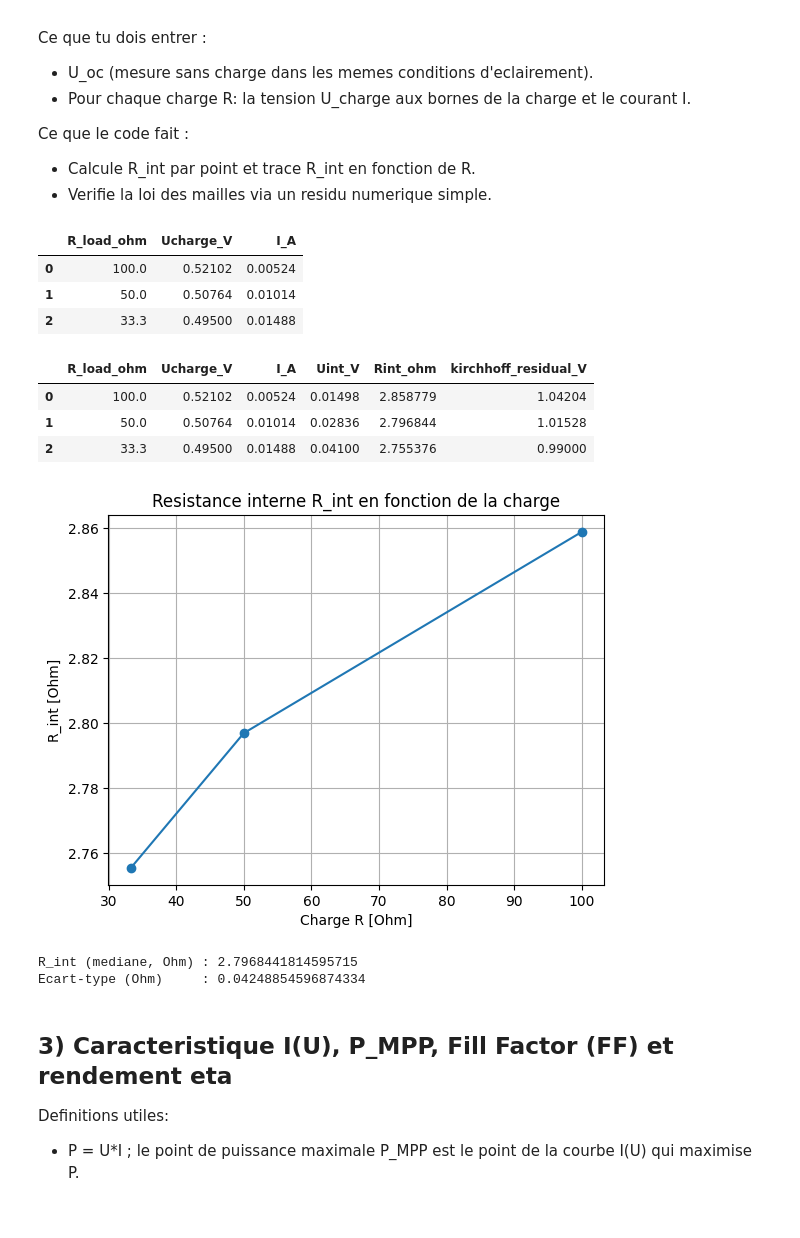
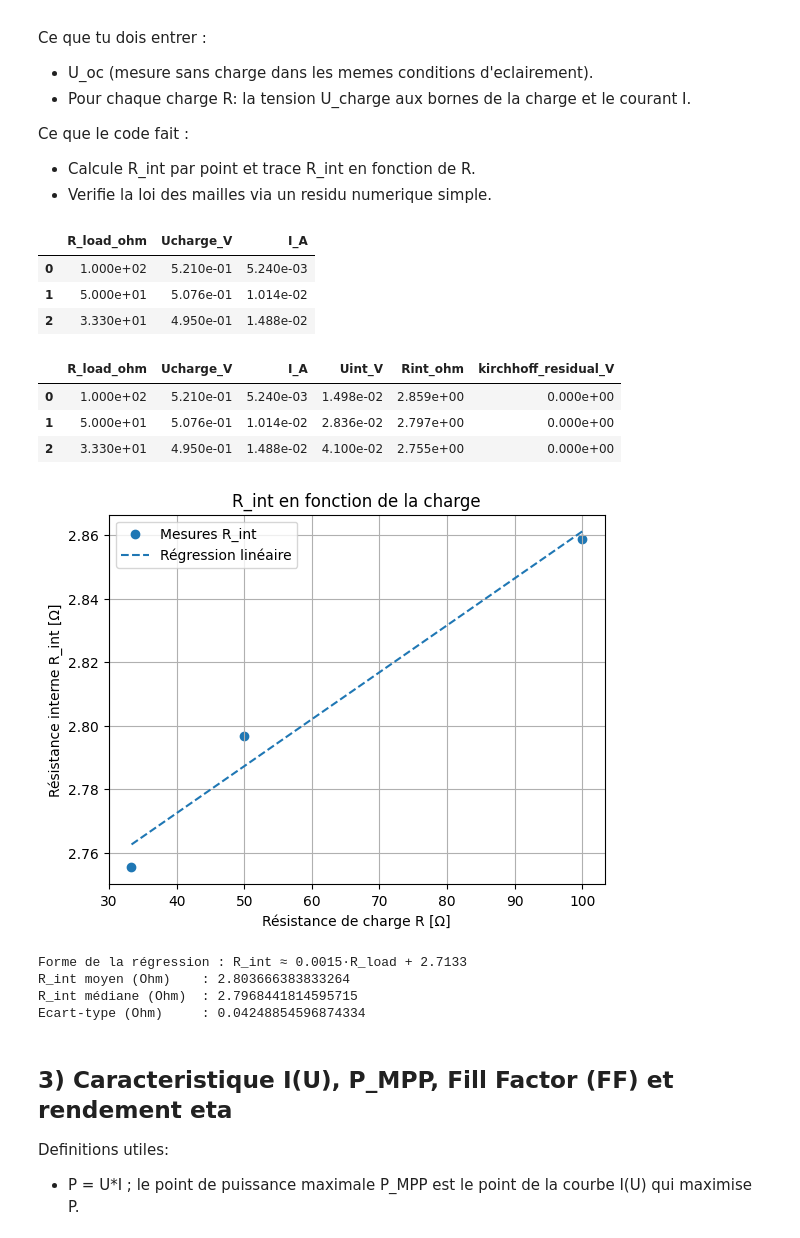
Before and after one commit to tom-berthoud/Phy3-miniprojet, a Jupyter notebook: PHY3_PV_Lab_Notebook.ipynb, the cells around one changed output. Cells and saved outputs as stored; diff of their text form; code cells hidden in the pictures.

```diff
--- a/PHY3_PV_Lab_Notebook.ipynb
+++ b/PHY3_PV_Lab_Notebook.ipynb
@@ -129,52 +167,70 @@ Ce que le code fait :
 - Calcule R_int par point et trace R_int en fonction de R.
 - Verifie la loi des mailles via un residu numerique simple.
 # %%
+import numpy as np
+import pandas as pd
+import matplotlib.pyplot as plt
 
-# Donnees a entrer (une ligne par charge utilisee)
-Uoc_V = 0.536  # a renseigner (V) pour ces conditions d'eclairement
+# Donnée : tension à vide mesurée
+Uoc_V = 0.536
 
+# Tableau des mesures
 data_rint = pd.DataFrame({
     "R_load_ohm":  [100, 50, 33.3],
-    "Ucharge_V":   [0.52102,0.50764, 0.495],   # tension mesuree aux bornes de la charge
-    "I_A":         [0.00524,0.01014, 0.01488],   # courant mesure
+    "Ucharge_V":   [0.52102, 0.50764, 0.495],
+    "I_A":         [0.00524, 0.01014, 0.01488],
 })
 
-display(data_rint.head())
+display(data_rint)
 
+# ---- Calculs ----
 def compute_rint(df, Uoc):
     df = df.copy()
     df["Uint_V"] = Uoc - df["Ucharge_V"]
     df["Rint_ohm"] = df["Uint_V"] / df["I_A"]
-    df["kirchhoff_residual_V"] = df["Ucharge_V"] + Uoc - df["Uint_V"]
+    df["kirchhoff_residual_V"] = df["Ucharge_V"] + df["Uint_V"] - Uoc  # doit être ≈ 0
     return df
 
 res_rint = compute_rint(data_rint, Uoc_V)
 display(res_rint)
 
-# Trace Rint vs R_load
-mask = ~res_rint["Rint_ohm"].isna()
+# ---- Régression linéaire ----
+x = res_rint["R_load_ohm"].values
+y = res_rint["Rint_ohm"].values
+
+A = np.vstack([x, np.ones_like(x)]).T
+a, b = np.linalg.lstsq(A, y, rcond=None)[0]     # y ≈ a*x + b
+ypred = a*x + b
+
+# ---- Tracé (sans relier les points) ----
 plt.figure()
-plt.plot(res_rint.loc[mask, "R_load_ohm"], res_rint.loc[mask, "Rint_ohm"], marker='o')
-plt.xlabel("Charge R [Ohm]")
-plt.ylabel("R_int [Ohm]")
-plt.title("Resistance interne R_int en fonction de la charge")
+plt.scatter(x, y, marker='o', label="Mesures R_int")     # points seuls
+plt.plot(x, ypred, linestyle='--', label="Régression linéaire")  # droite uniquement
+plt.xlabel("Résistance de charge R [Ω]")
+plt.ylabel("Résistance interne R_int [Ω]")
+plt.title("R_int en fonction de la charge")
 plt.grid(True)
+plt.legend()
 plt.show()
 
-# Resume numerique
-print("R_int (mediane, Ohm) :", np.nanmedian(res_rint["Rint_ohm"].values))
-print("Ecart-type (Ohm)     :", np.nanstd(res_rint["Rint_ohm"].values))
+# ---- Résumé numérique ----
+print(f"Forme de la régression : R_int ≈ {a:.4f}·R_load + {b:.4f}")
+print("R_int moyen (Ohm)    :", np.nanmean(res_rint["Rint_ohm"]))
+print("R_int médiane (Ohm)  :", np.nanmedian(res_rint["Rint_ohm"]))
+print("Ecart-type (Ohm)     :", np.nanstd(res_rint["Rint_ohm"]))
 # %% [output]
 |  | R_load_ohm | Ucharge_V | I_A |
-| 0 | 100.0 | 0.52102 | 0.00524 |
-| 1 | 50.0 | 0.50764 | 0.01014 |
-| 2 | 33.3 | 0.49500 | 0.01488 |
+| 0 | 1.000e+02 | 5.210e-01 | 5.240e-03 |
+| 1 | 5.000e+01 | 5.076e-01 | 1.014e-02 |
+| 2 | 3.330e+01 | 4.950e-01 | 1.488e-02 |
 |  | R_load_ohm | Ucharge_V | I_A | Uint_V | Rint_ohm | kirchhoff_residual_V |
-| 0 | 100.0 | 0.52102 | 0.00524 | 0.01498 | 2.858779 | 1.04204 |
-| 1 | 50.0 | 0.50764 | 0.01014 | 0.02836 | 2.796844 | 1.01528 |
-| 2 | 33.3 | 0.49500 | 0.01488 | 0.04100 | 2.755376 | 0.99000 |
+| 0 | 1.000e+02 | 5.210e-01 | 5.240e-03 | 1.498e-02 | 2.859e+00 | 0.000e+00 |
+| 1 | 5.000e+01 | 5.076e-01 | 1.014e-02 | 2.836e-02 | 2.797e+00 | 0.000e+00 |
+| 2 | 3.330e+01 | 4.950e-01 | 1.488e-02 | 4.100e-02 | 2.755e+00 | 0.000e+00 |
-[figure, old version]
+[figure, new version]
-R_int (mediane, Ohm) : 2.7968441814595715
+Forme de la régression : R_int ≈ 0.0015·R_load + 2.7133
+R_int moyen (Ohm)    : 2.803666383833264
+R_int médiane (Ohm)  : 2.7968441814595715
 Ecart-type (Ohm)     : 0.04248854596874334
 # %% [markdown]
 ## 3) Caracteristique I(U), P_MPP, Fill Factor (FF) et rendement eta
```
Also changed, not shown: parts of 4 cells of this notebook.
